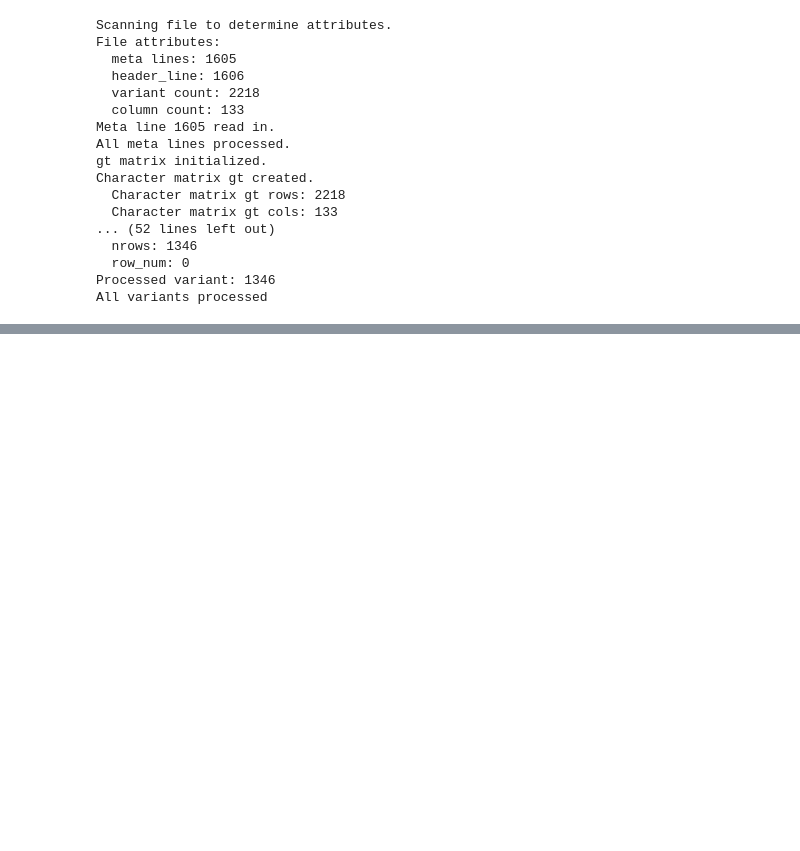
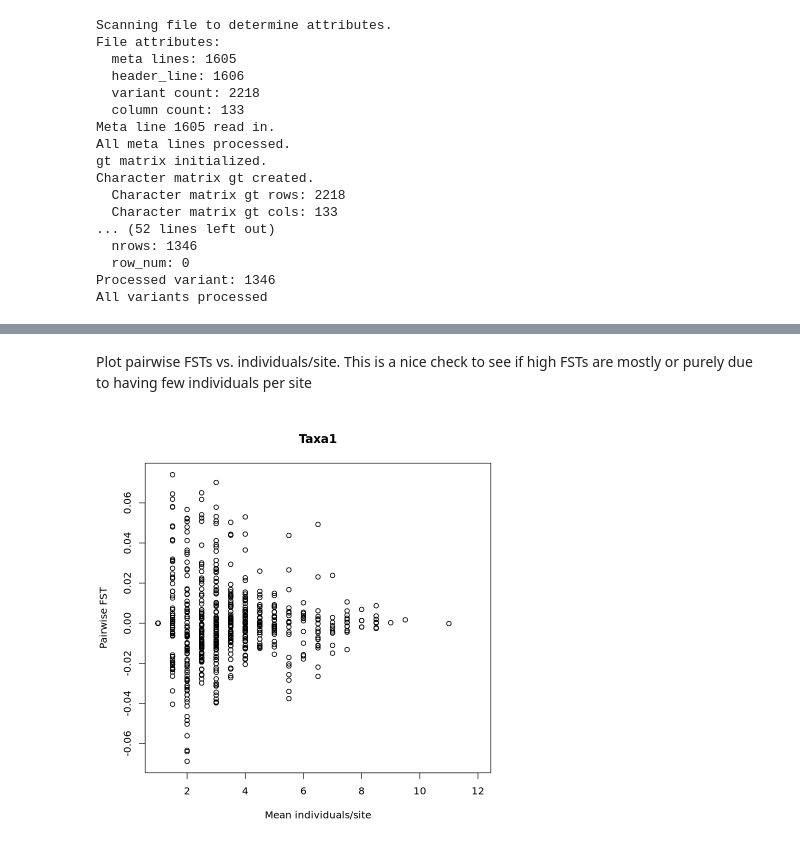
Before and after one commit to jaelynbos/Atenuis_Philippines, a Jupyter notebook: Atenuis_IsolationByDistance.ipynb, the cells around one changed output, grey strips where cells are left out. Saved outputs shown, nothing was run; the diff lists cells and outputs as text; code cells hidden in the pictures; blank space fills up the shorter version.

```diff
--- a/Atenuis_IsolationByDistance.ipynb
+++ b/Atenuis_IsolationByDistance.ipynb
@@ -43,3 +48,18 @@ island_sel <- function(string){
   x<-substr(string, start = 1, stop = 3)
   return(x)
 }
+# %%
+#Inputs: wide form FSTs and dataframe of individuals corresponding to each population
+#Output: long form FSTs. Columns: siteA	siteB	fst	siteA_counts	siteB_counts	mean_counts
+fst_transform<-function(fsts,indpops){
+    fst_long<-pivot_longer(fsts,cols=colnames(fsts)[2:length(colnames(fsts))],names_to='siteB',values_to='fst')
+    colnames(fst_long)<-c('siteA','siteB','fst')
+    fst_long<-fst_long[!is.nan(fst_long$fst),]
+    dum<-as.data.frame(table(indpops$Population))
+    colnames(dum)<-c('siteA','siteA_counts')
+    fst_long<-left_join(fst_long,dum,by='siteA')
+    colnames(dum)<-c('siteB','siteB_counts')
+    fst_long<-left_join(fst_long,dum,by='siteB')
+    fst_long$mean_counts<-rowMeans(as.data.frame(cbind(fst_long$siteA_counts,fst_long$siteB_counts)))
+    return(fst_long)
+}
@@ -102,0 +263,6 @@ pairwise.WCfst(hstat2)
+# %%
+#Alternatively, read in pairwise FSTs from csv
+fst1<-read_csv('fst_1.csv',show_col_types = FALSE)
+fst2<-read_csv('fst_2.csv',show_col_types = FALSE)
+fst3<-read_csv('fst_3.csv',show_col_types = FALSE)
+fst4<-read_csv('fst_4.csv',show_col_types = FALSE)
@@ -102,0 +312,24 @@ pairwise.WCfst(hstat2)
+# %%
+#Make dataframes of individuals and corresponding populations for each taxon
+inds_per_pop1<-as.data.frame(cbind(rownames(genind1@tab),as.character(genind1@pop)))
+colnames(inds_per_pop1)<-c("Individual","Population")
+
+inds_per_pop2<-as.data.frame(cbind(rownames(genind2@tab),as.character(genind2@pop)))
+colnames(inds_per_pop2)<-c("Individual","Population")
+
+inds_per_pop3<-as.data.frame(cbind(rownames(genind3@tab),as.character(genind3@pop)))
+colnames(inds_per_pop3)<-c("Individual","Population")
+
+inds_per_pop4<-as.data.frame(cbind(rownames(genind4@tab),as.character(genind4@pop)))
+colnames(inds_per_pop4)<-c("Individual","Population")
+# %%
+fst1_long<-fst_transform(fst1,inds_per_pop1)
+fst2_long<-fst_transform(fst2,inds_per_pop2)
+fst3_long<-fst_transform(fst3,inds_per_pop3)
+fst4_long<-fst_transform(fst4,inds_per_pop4)
+# %% [markdown]
+Plot pairwise FSTs vs. individuals/site. This is a nice check to see if high FSTs are mostly or purely due to having few individuals per site
+# %%
+plot(fst1_long$mean_counts,fst1_long$fst,main="Taxa1",xlab="Mean individuals/site",ylab="Pairwise FST")
+# %% [output]
+[figure, added]
```
Also changed, not shown: parts of 64 cells of this notebook, 1 other file.
